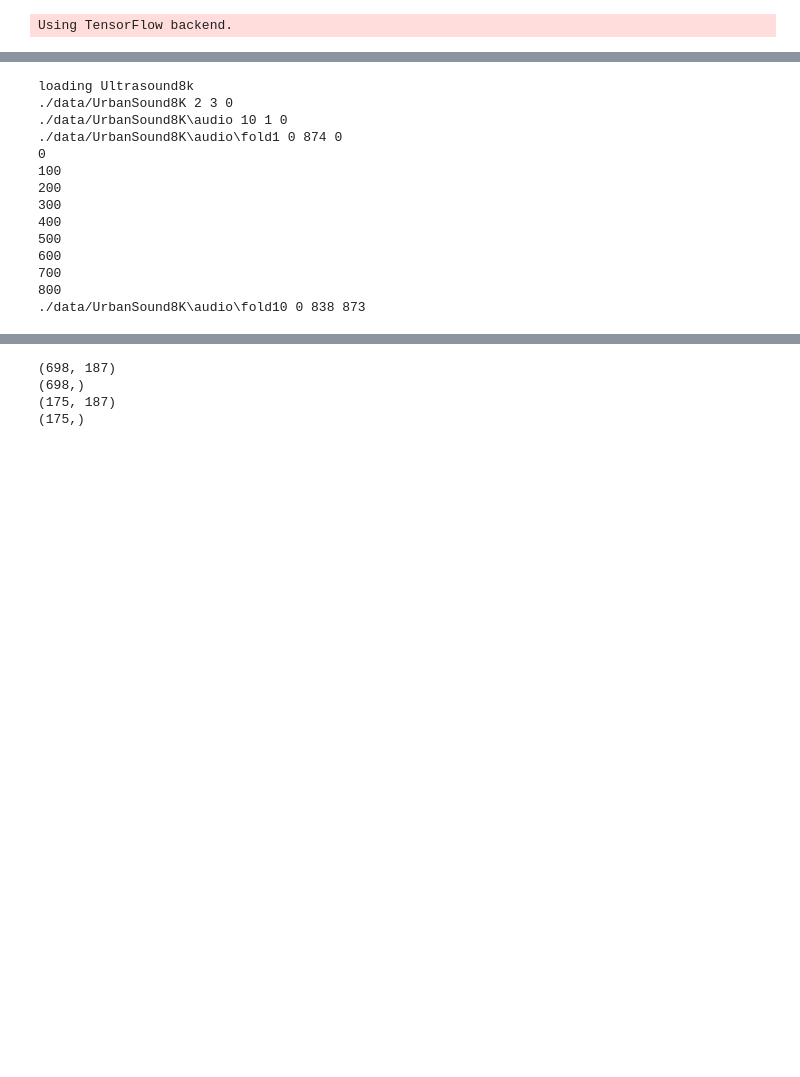
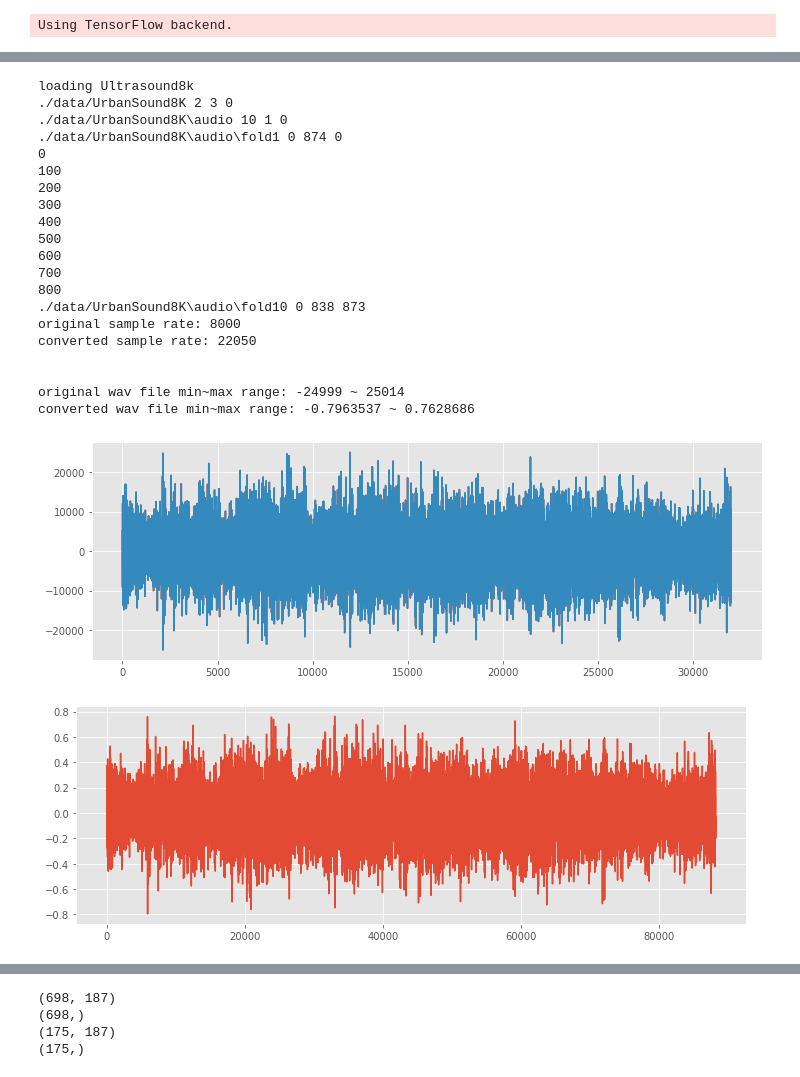
Before and after one commit to markadivalerio/audio-classifier-project, a Jupyter notebook: audio-classifier-project.ipynb, the cells around one changed output, grey strips where cells are left out. Cells and saved outputs as stored; diff of their text form; code cells hidden in the pictures; blank space fills up the shorter version.

Commit message:
Fixing model so it will save. Added some model and wav graphs. Added (skeleton of) audioset

```diff
--- a/audio-classifier-project.ipynb
+++ b/audio-classifier-project.ipynb
@@ -64,6 +66,9 @@ load_birds_data      = False
 # Data Source: http://machine-listening.eecs.qmul.ac.uk/bird-audio-detection-challenge/#downloads
 load_kaggle_data     = False
 # Data Source: https://www.kaggle.com/mmoreaux/environmental-sound-classification-50#esc50.csv
+load_audioset_data   = False
+# Data Source: https://research.google.com/audioset/index.html
+# See scripts/README.md for downloading & filtering instructions.
 
 
 ### Loading/Saving Model ###
@@ -75,7 +80,8 @@ save_model_file = False # False = do nothing, String = save trained model to fil
 
 ### Training / Fitting / Optimizing Model #####
 test_size = 0.2
-epochs    = 200
+epochs    = 100
+batch_size= 10
 optimizer = keras.optimizers.Adam(learning_rate=0.001, beta_1=0.9, beta_2=0.999, amsgrad=False)
 # %%
 ####### HELPER FUNCTIONS (Table of Content) #######
@@ -123,6 +127,21 @@ def extract_features(file_name):
 #     features.extend(zcr)
 
     return np.array(features)
+# %%
+from scipy.io import wavfile as wav
+
+def display_wav(wav_file):
+    librosa_load, librosa_sampling_rate = librosa.load(wav_file)
+    scipy_sampling_rate, scipy_load = wav.read(wav_file)
+    print('original sample rate:',scipy_sampling_rate)
+    print('converted sample rate:',librosa_sampling_rate)
+    print('\n')
+    print('original wav file min~max range:',np.min(scipy_load),'~',np.max(scipy_load))
+    print('converted wav file min~max range:',np.min(librosa_load),'~',np.max(librosa_load))
+    plt.figure(figsize=(12, 4))
+    plt.plot(scipy_load)
+    plt.figure(figsize=(12, 4))
+    plt.plot(librosa_load)
 # %%
 def load_all_wav_files(load_urbansound=False,
                        load_birds=False,
@@ -266,24 +305,34 @@ def plot_confusion_matrix(cm):
     plt.grid(None)
     plt.show()
 # %%
-all_data, all_labels = load_all_wav_files(load_urbansound_data,
+all_data, all_labels, one_file = load_all_wav_files(load_urbansound_data,
                                           load_birds_data,
-                                          load_kaggle_data)
+                                          load_kaggle_data,
+                                          load_audioset_data)
+display_wav(one_file)
 # %% [output]
 loading Ultrasound8k
 ./data/UrbanSound8K 2 3 0
 ./data/UrbanSound8K\audio 10 1 0
 ./data/UrbanSound8K\audio\fold1 0 874 0
 0
 100
 200
 300
 400
 500
 600
 700
 800
 ./data/UrbanSound8K\audio\fold10 0 838 873
+original sample rate: 8000
+converted sample rate: 22050
+
+
+original wav file min~max range: -24999 ~ 25014
+converted wav file min~max range: -0.7963537 ~ 0.7628686
+[figure, added]
+[figure, added]
 # %%
 # analyze_features(all_data, all_labels)
 # %%
```
Also changed, not shown: parts of 19 cells of this notebook, 7 other files.
